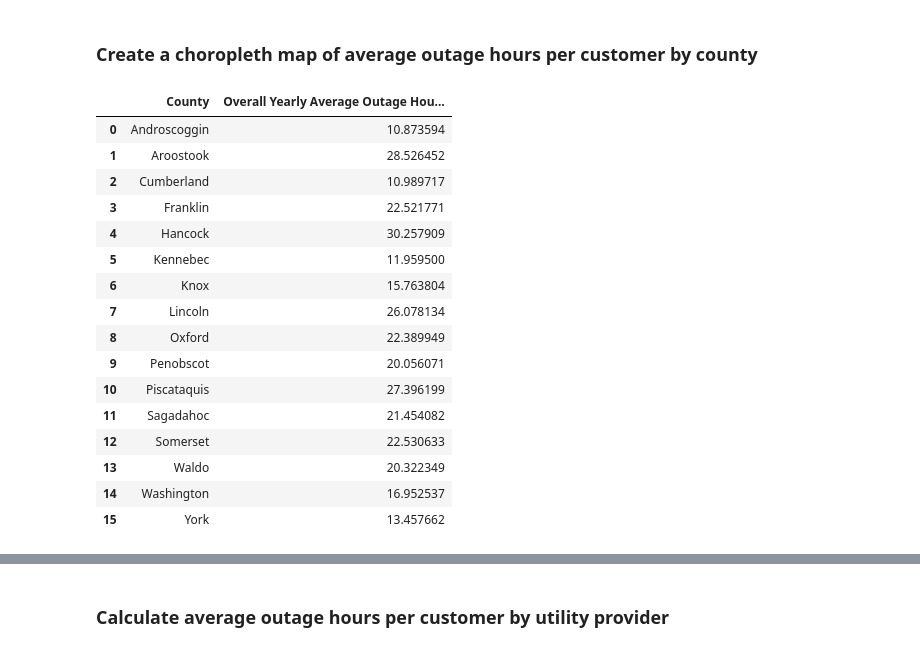
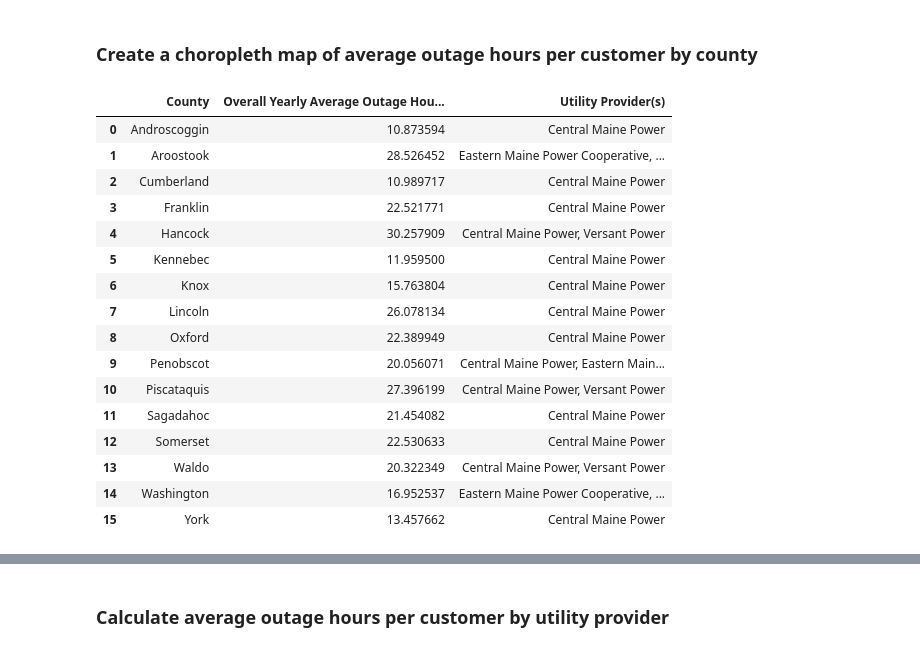
Before and after one commit to willgao23/maine-blackouts, a Jupyter notebook: notebooks/maine-blackout-analysis.ipynb, the cells around one changed output, grey strips where cells are left out. Drawn from its saved outputs; the diff is of its cells as text; code cells hidden in the pictures.

```diff
--- a/notebooks/maine-blackout-analysis.ipynb
+++ b/notebooks/maine-blackout-analysis.ipynb
@@ -4,10 +4,13 @@
 # importing required libraries
 import pandas as pd
 import geopandas as gpd
+import seaborn as sns
 import matplotlib.pyplot as plt
+import matplotlib.patches as mpatches
 
 # set options
-pd.set_option('display.max_rows', 150)
+pd.set_option('display.max_columns', 200)
+pd.set_option('display.max_rows', 200)
 pd.options.mode.chained_assignment = None
 # %% [markdown]
 ### Import and clean data
@@ -22,16 +41,16 @@ df.drop(df[df['CustomerHoursTrackedTotal']  <= 0].index, inplace=True)
 ### Table of the yearly average outage hours per customer by county
 # %%
 # sum up all the customers tracked and total customer hours by month and county
-county_monthly_df = df.groupby(['CountyName', 'RecordYear', 'RecordMonth']).agg({'CustomerHoursOutTotal': 'sum', 'AvgCustomersTracked': 'sum'}).reset_index()
+county_monthly_df = df.groupby(['CountyName', 'RecordYear', 'RecordMonth']).agg({'CustomerHoursOutTotal': 'sum', 'AvgCustomersTracked': 'sum', 'UtilityName': lambda x: ', '.join(x.unique())}).reset_index()
 
 # sum up total customer hours out by year and county and average the customers tracked (to avoid double counting)
-yearly_df = county_monthly_df.groupby(['CountyName', 'RecordYear']).agg({'CustomerHoursOutTotal': 'sum', 'AvgCustomersTracked': 'mean'}).reset_index()
+yearly_df = county_monthly_df.groupby(['CountyName', 'RecordYear']).agg({'CustomerHoursOutTotal': 'sum', 'AvgCustomersTracked': 'mean', 'UtilityName': lambda x: ', '.join(x.unique())}).reset_index()
 
 # get the yearly outage hours per customer for each county
 yearly_df['OutageHoursPerCustomer'] = yearly_df['CustomerHoursOutTotal'] / yearly_df['AvgCustomersTracked']
 
 # create a final table with the relevant columns
-df_yearly_cust_outage = yearly_df[['CountyName', 'RecordYear', 'OutageHoursPerCustomer']]
+df_yearly_cust_outage = yearly_df[['CountyName', 'RecordYear', 'OutageHoursPerCustomer', 'UtilityName']]
 
 # sort by county and year
 df_yearly_cust_outage.sort_values(by=['CountyName', 'RecordYear'], inplace=True)
@@ -65,34 +84,42 @@ df_yearly_cust_outage
 # %%
 # Aroostok county only has data from 2017 onwards, removing data from 2016 and earlier for consistency
 yearly_df.drop(yearly_df[yearly_df['RecordYear'] <= 2016].index, inplace=True)
 
+# Function that removes duplicate utility providers from entries
+def remove_duplicate_providers(providers_str):
+    providers = set(provider.strip() for provider in providers_str.split(', '))
+    return ', '.join(sorted(providers))
+
 # get the overall yearly average outage hours per customer by county
-overall_county_outage_df = yearly_df.groupby(['CountyName']).agg({'OutageHoursPerCustomer': 'mean'}).reset_index()
+overall_county_outage_df = yearly_df.groupby(['CountyName']).agg({'OutageHoursPerCustomer': 'mean', 'UtilityName': lambda x: ', '.join(x.unique())}).reset_index()
+
+# when aggregated, duplicate utility providers sometimes appear - remove all duplicates
+overall_county_outage_df["UtilityName"] = overall_county_outage_df["UtilityName"].apply(remove_duplicate_providers)
 
 # sort county names alphabetically
 overall_county_outage_df.sort_values(by=['CountyName'], inplace=True)
 
 #rename columns to be more readable
-overall_county_outage_df.rename(columns={"CountyName": "County", "OutageHoursPerCustomer": "Overall Yearly Average Outage Hours per Customer (2017 - 2023)"}, inplace=True)
+overall_county_outage_df.rename(columns={"CountyName": "County", "OutageHoursPerCustomer": "Overall Yearly Average Outage Hours per Customer (2017 - 2023)", "UtilityName": "Utility Provider(s)"}, inplace=True)
 
 # export and show dataframe
 overall_county_outage_df.to_csv("exports/maine-county-overall-out-hours-per-cust.csv", sep=',', encoding='utf-8', index=False, header=True)
 overall_county_outage_df
 # %% [output]
-|  | County | Overall Yearly Average Outage Hou... |
-| 0 | Androscoggin | 10.873594 |
-| 1 | Aroostook | 28.526452 |
-| 2 | Cumberland | 10.989717 |
-| 3 | Franklin | 22.521771 |
-| 4 | Hancock | 30.257909 |
-| 5 | Kennebec | 11.959500 |
-| 6 | Knox | 15.763804 |
-| 7 | Lincoln | 26.078134 |
-| 8 | Oxford | 22.389949 |
-| 9 | Penobscot | 20.056071 |
-| 10 | Piscataquis | 27.396199 |
-| 11 | Sagadahoc | 21.454082 |
-| 12 | Somerset | 22.530633 |
-| 13 | Waldo | 20.322349 |
-| 14 | Washington | 16.952537 |
-| 15 | York | 13.457662 |
+|  | County | Overall Yearly Average Outage Hou... | Utility Provider(s) |
+| 0 | Androscoggin | 10.873594 | Central Maine Power |
+| 1 | Aroostook | 28.526452 | Eastern Maine Power Cooperative, ... |
+| 2 | Cumberland | 10.989717 | Central Maine Power |
+| 3 | Franklin | 22.521771 | Central Maine Power |
+| 4 | Hancock | 30.257909 | Central Maine Power, Versant Power |
+| 5 | Kennebec | 11.959500 | Central Maine Power |
+| 6 | Knox | 15.763804 | Central Maine Power |
+| 7 | Lincoln | 26.078134 | Central Maine Power |
+| 8 | Oxford | 22.389949 | Central Maine Power |
+| 9 | Penobscot | 20.056071 | Central Maine Power, Eastern Main... |
+| 10 | Piscataquis | 27.396199 | Central Maine Power, Versant Power |
+| 11 | Sagadahoc | 21.454082 | Central Maine Power |
+| 12 | Somerset | 22.530633 | Central Maine Power |
+| 13 | Waldo | 20.322349 | Central Maine Power, Versant Power |
+| 14 | Washington | 16.952537 | Eastern Maine Power Cooperative, ... |
+| 15 | York | 13.457662 | Central Maine Power |
```
Also changed, not shown: parts of 6 cells of this notebook, 7 other files.
